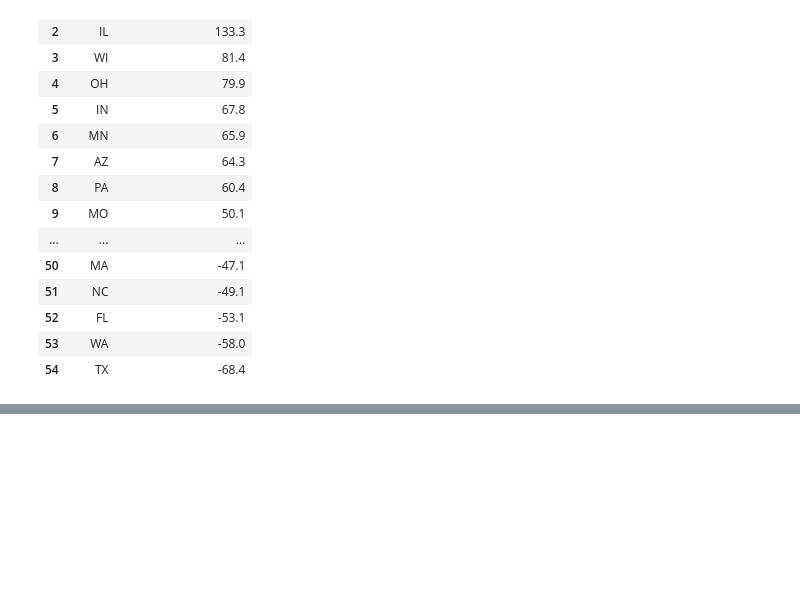
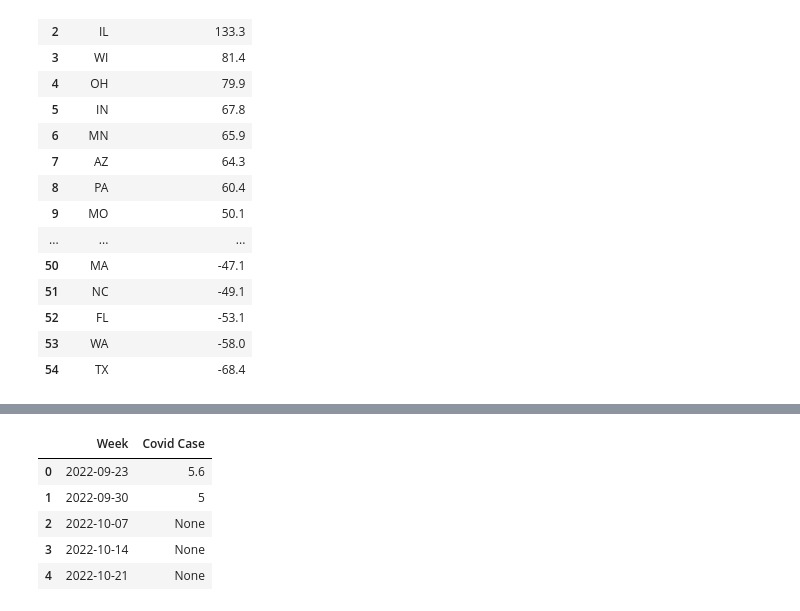
Before and after one commit to MenciusChin/data-engineering-final-project, a Jupyter notebook: weekly-report.ipynb, the cells around one changed output, grey strips where cells are left out. Drawn from its saved outputs; the diff is of its cells as text; code cells hidden in the pictures; blank space fills up the shorter version.

```diff
--- a/weekly-report.ipynb
+++ b/weekly-report.ipynb
@@ -280,3 +285,26 @@ hospitalcovid
 | 2 | GEISINGER MEDICAL CENTER | 17.7 | 100 NORTH ACADEMY AVENUE | DANVILLE | PA | 17822 |
 | 3 | HOUSTON METHODIST HOSPITAL | 16.2 | 6565 FANNIN | HOUSTON | TX | 77030 |
 | 4 | MAINE MEDICAL CENTER | 15.8 | 22 BRAMHALL ST | PORTLAND | ME | 4102 |
+# %%
+with conn.transaction():
+    cur.execute(
+        "SELECT report_date, SUM(inpatient_beds_occupied_covid) "
+        "FROM facility_information JOIN "
+        "facility_reports ON "
+        "facility_id = hospital_pk "
+        "WHERE state = 'GU' "
+        "GROUP BY report_date;"
+    )
+
+checkstate = pd.DataFrame(
+    cur.fetchall(), columns=["Week", "Covid Case"]
+)
+
+checkstate
+# %% [output]
+|  | Week | Covid Case |
+| 0 | 2022-09-23 | 5.6 |
+| 1 | 2022-09-30 | 5 |
+| 2 | 2022-10-07 | None |
+| 3 | 2022-10-14 | None |
+| 4 | 2022-10-21 | None |
```
Also changed, not shown: parts of 1 cell of this notebook.
